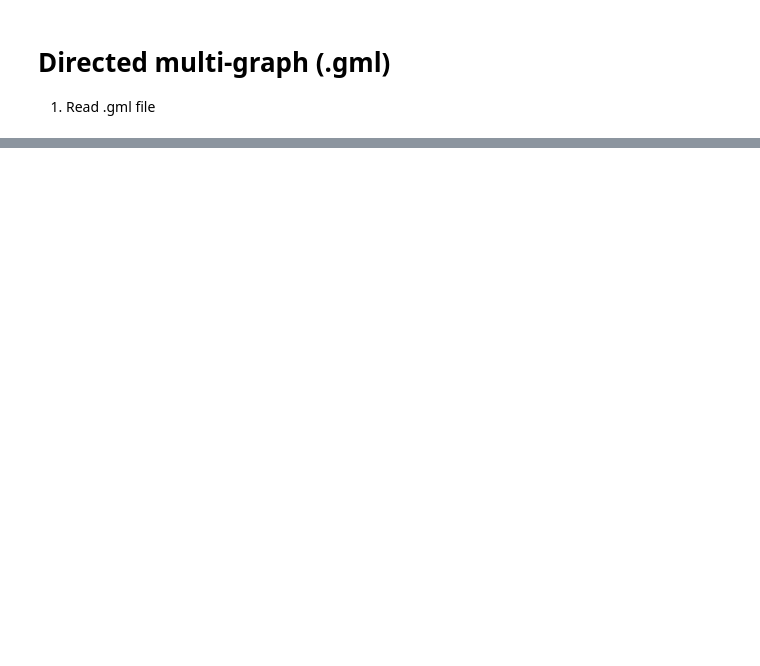
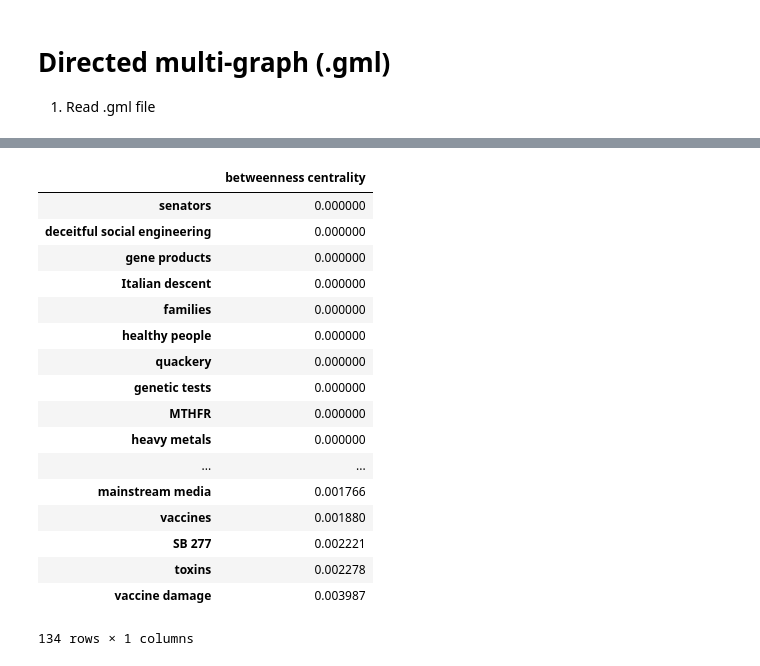
Before and after one commit to gloriakang/vax-sentiment, a Jupyter notebook: jupyter_nbs/DIRECTED-GML.ipynb, the cells around one changed output, grey strips where cells are left out. Saved outputs shown, nothing was run; the diff lists cells and outputs as text; code cells hidden in the pictures; blank space fills up the shorter version.

```diff
--- a/jupyter_nbs/DIRECTED-GML.ipynb
+++ b/jupyter_nbs/DIRECTED-GML.ipynb
@@ -83,3 +94,28 @@ nx.average_degree_connectivity(graph)
+# %%
+a = nx.betweenness_centrality(graph)
+dfIn=pd.DataFrame.from_dict(a,orient='index')
+dfIn.columns = ['betweenness centrality']
+dfIn = dfIn.sort_values(by=['betweenness centrality'])
+dfIn
+# %% [output]
+|  | betweenness centrality |
+| senators | 0.000000 |
+| deceitful social engineering | 0.000000 |
+| gene products | 0.000000 |
+| Italian descent | 0.000000 |
+| families | 0.000000 |
+| healthy people | 0.000000 |
+| quackery | 0.000000 |
+| genetic tests | 0.000000 |
+| MTHFR | 0.000000 |
+| heavy metals | 0.000000 |
+| ... | ... |
+| mainstream media | 0.001766 |
+| vaccines | 0.001880 |
+| SB 277 | 0.002221 |
+| toxins | 0.002278 |
+| vaccine damage | 0.003987 |
+134 rows × 1 columns
 # %%
 # average degree, average path, diameter, density
 
```
Also changed, not shown: parts of 6 cells of this notebook.
